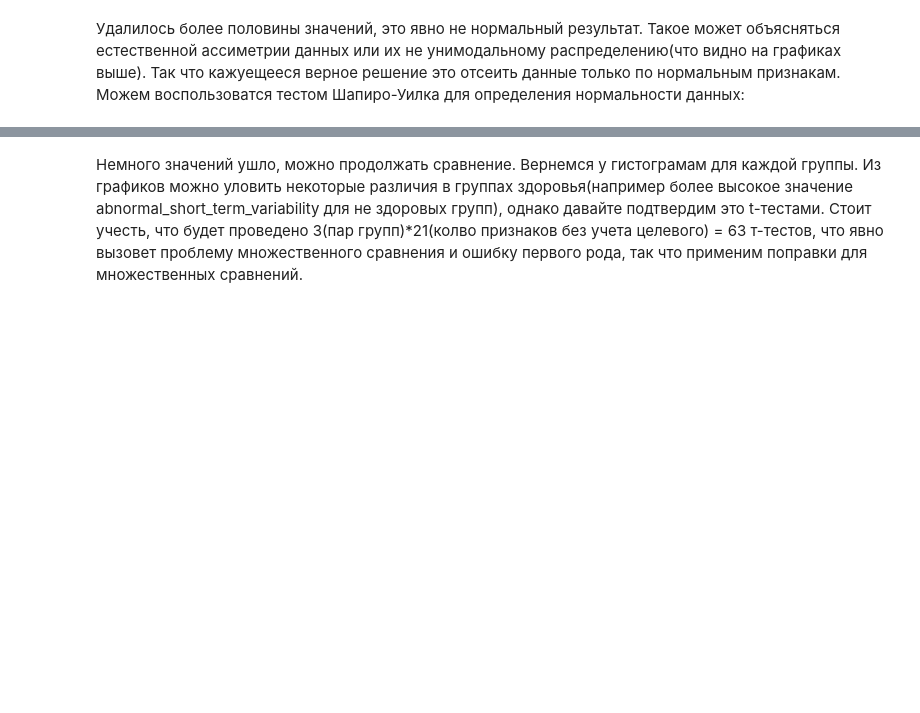
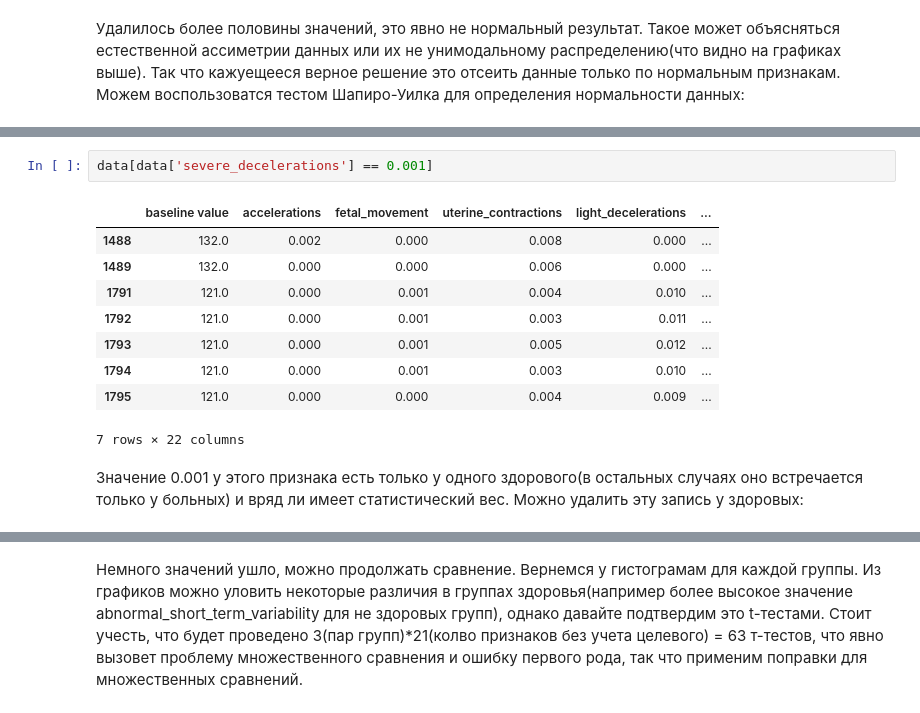
Before and after one commit to NightBloomRush/fetalhealth, a Jupyter notebook: embw.ipynb, the cells around one changed output, grey strips where cells are left out. Saved outputs shown, nothing was run; the diff lists cells and outputs as text; blank space fills up the shorter version.

```diff
--- a/embw.ipynb
+++ b/embw.ipynb
@@ -203,0 +241,14 @@ plt.show()
+# %%
+data[data['severe_decelerations'] == 0.001]
+# %% [output]
+|  | baseline value | accelerations | fetal_movement | uterine_contractions | light_decelerations | ... |
+| 1488 | 132.0 | 0.002 | 0.000 | 0.008 | 0.000 | ... |
+| 1489 | 132.0 | 0.000 | 0.000 | 0.006 | 0.000 | ... |
+| 1791 | 121.0 | 0.000 | 0.001 | 0.004 | 0.010 | ... |
+| 1792 | 121.0 | 0.000 | 0.001 | 0.003 | 0.011 | ... |
+| 1793 | 121.0 | 0.000 | 0.001 | 0.005 | 0.012 | ... |
+| 1794 | 121.0 | 0.000 | 0.001 | 0.003 | 0.010 | ... |
+| 1795 | 121.0 | 0.000 | 0.000 | 0.004 | 0.009 | ... |
+7 rows × 22 columns
+# %% [markdown]
+Значение 0.001 у этого признака есть только у одного здорового(в остальных случаях оно встречается только у больных) и вряд ли имеет статистический вес. Можно удалить эту запись у здоровых:
```
Also changed, not shown: parts of 27 cells of this notebook.
